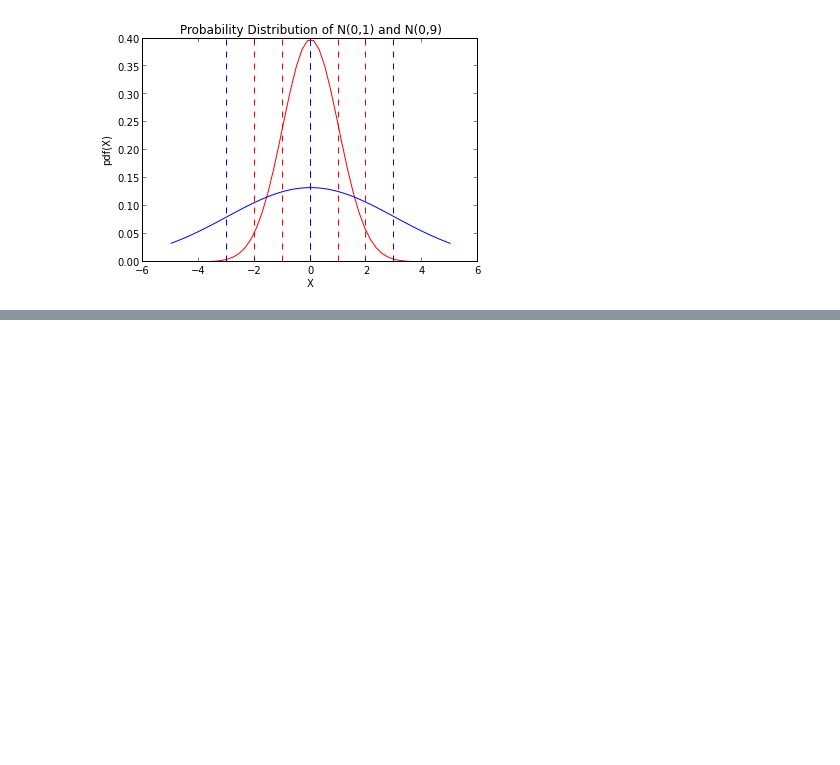
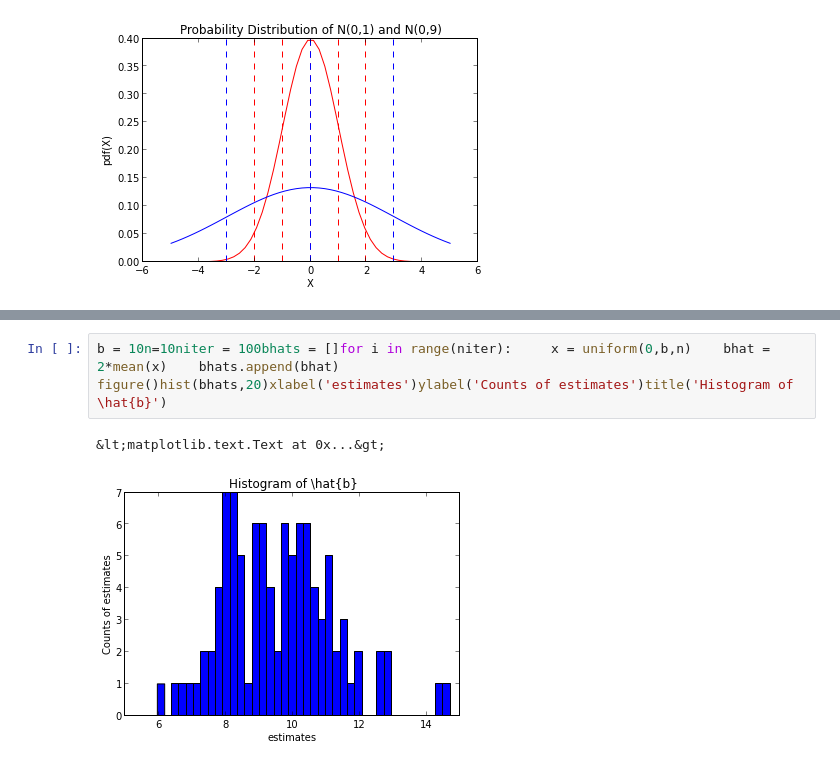
Before and after one commit to smoitra87/scratch, a Jupyter notebook: notebookdb/HypTestingRecitation.ipynb, the cells around one changed output, grey strips where cells are left out. Drawn from its saved outputs; the diff is of its cells as text; blank space fills up the shorter version.

```diff
--- a/notebookdb/HypTestingRecitation.ipynb
+++ b/notebookdb/HypTestingRecitation.ipynb
@@ -35,0 +59,5 @@ mu,sigma = 0,1x = random.normal(mu,sigma,1000)print(x[0:10],"....")figure()from
+# %%
+b = 10n=10niter = 100bhats = []for i in range(niter):     x = uniform(0,b,n)    bhat = 2*mean(x)    bhats.append(bhat)       figure()hist(bhats,20)xlabel('estimates')ylabel('Counts of estimates')title('Histogram of \hat{b}')
+# %% [output]
+&lt;matplotlib.text.Text at 0x...&gt;
+[figure, added]
```
Also changed, not shown: parts of 9 cells of this notebook.
